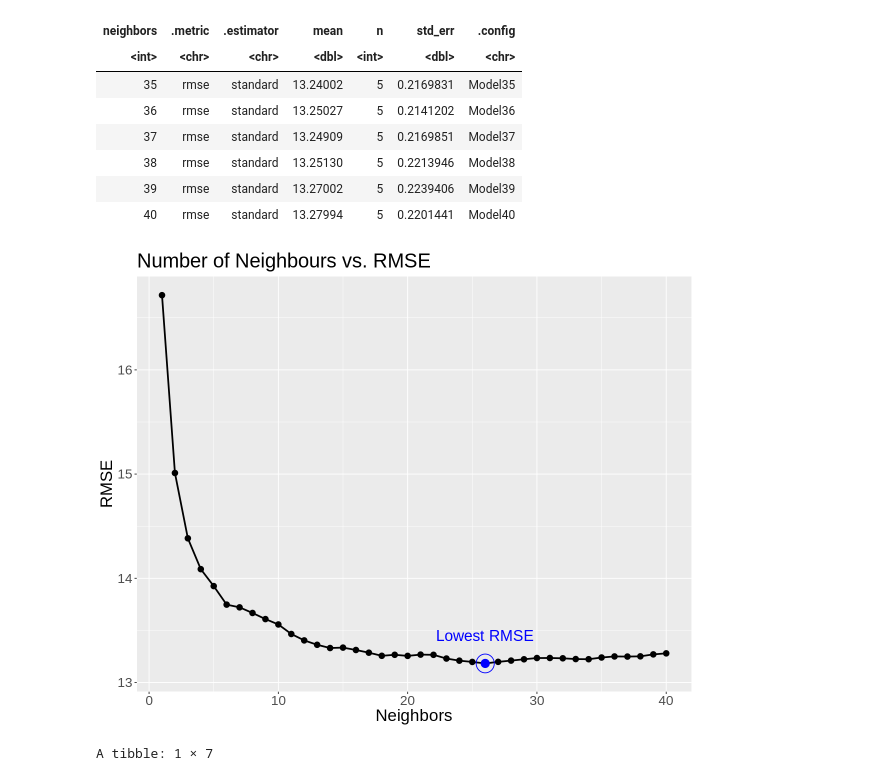
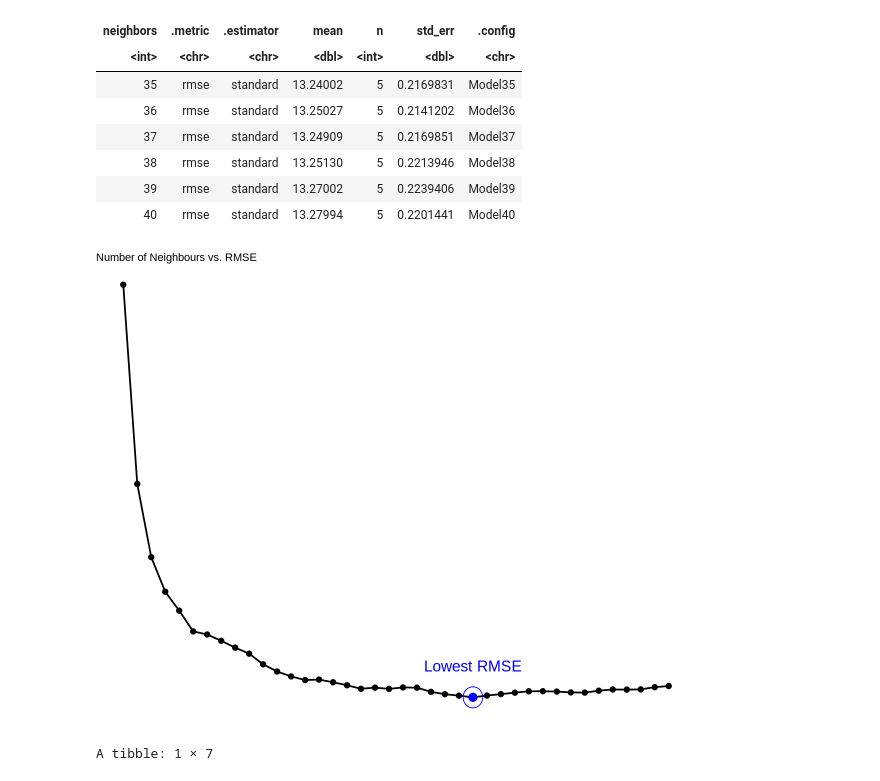
Before and after one commit to paulh777/dsci100prj, a Jupyter notebook: proposal/group1_project_proposal.ipynb, the cells around one changed output. Saved outputs shown, nothing was run; the diff lists cells and outputs as text; code cells hidden in the pictures.

```diff
--- a/proposal/group1_project_proposal.ipynb
+++ b/proposal/group1_project_proposal.ipynb
@@ -360,20 +366,21 @@ A tibble: 6 × 7
 # %%
 options(repr.plot.width = 10, repr.plot.height = 8)
 bestk_graph = ggplot(pop_results, aes(x=neighbors, y=mean)) +
-    geom_point(size=3)+
+    geom_point(size=2.9)+
     geom_line(size=1)+
     labs(x= "Neighbors", y= "RMSE") +
     ggtitle("Number of Neighbours vs. RMSE") +
     theme(text = element_text(size = 20))+
     annotate("point",x=26, y=13.18306, colour="blue", size=4.5)+
     annotate("text", x=26, y=13.45, label = "Lowest RMSE", size=6.5, colour="blue")+
     annotate("path",
                  x=26 + 0.7*cos(seq(0,2*pi,length.out=100)),
-                 y=13.18306 + 0.09*sin(seq(0,2*pi,length.out=100)), colour="blue")
+                 y=13.18306 + 0.09*sin(seq(0,2*pi,length.out=100)), colour="blue")+
+    theme_void()
 
 bestk_graph
 # %% [output]
-[figure, old version]
+[figure, new version]
 # %%
 pop_min = pop_results %>%
     arrange(mean) %>%
```
Also changed, not shown: parts of 1 cell of this notebook.
